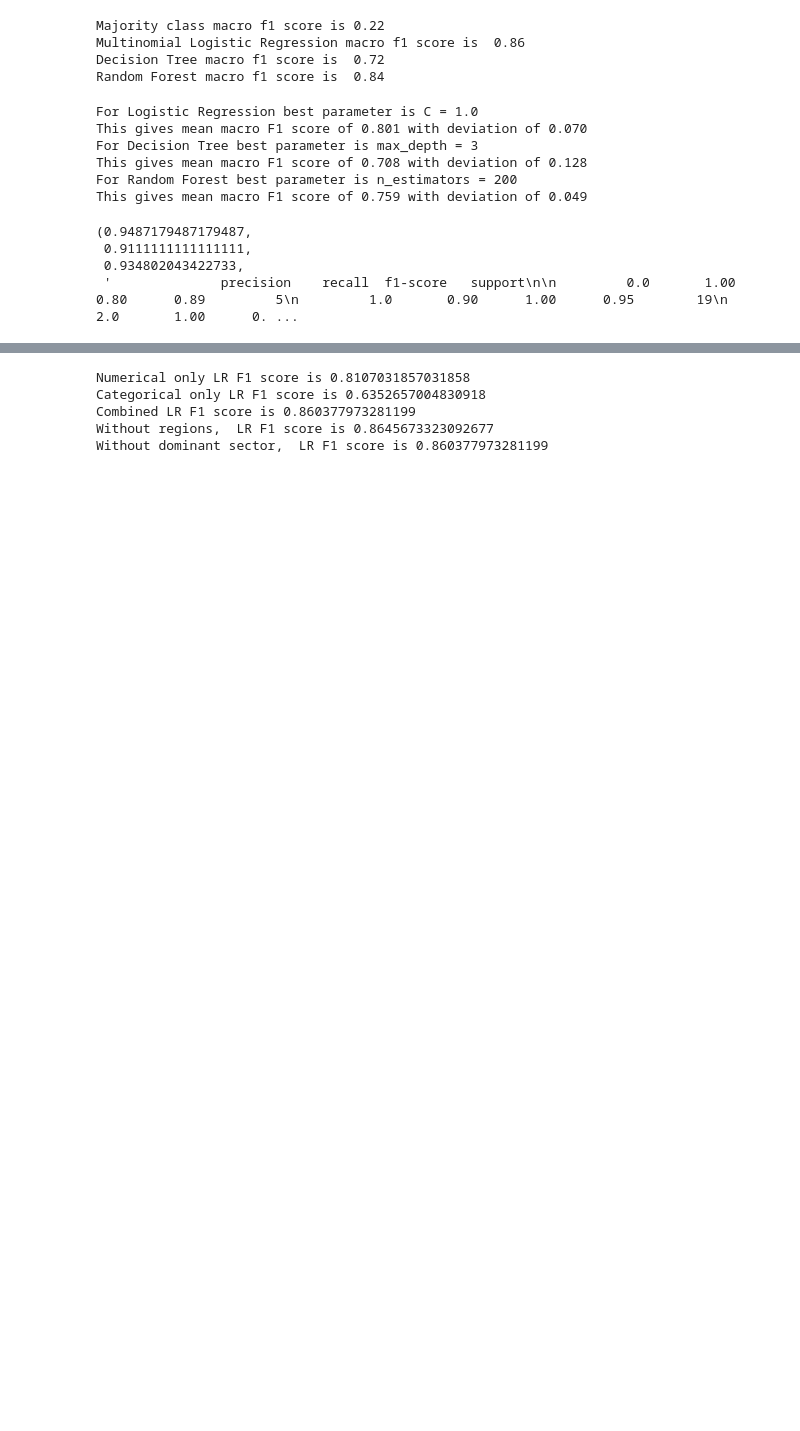
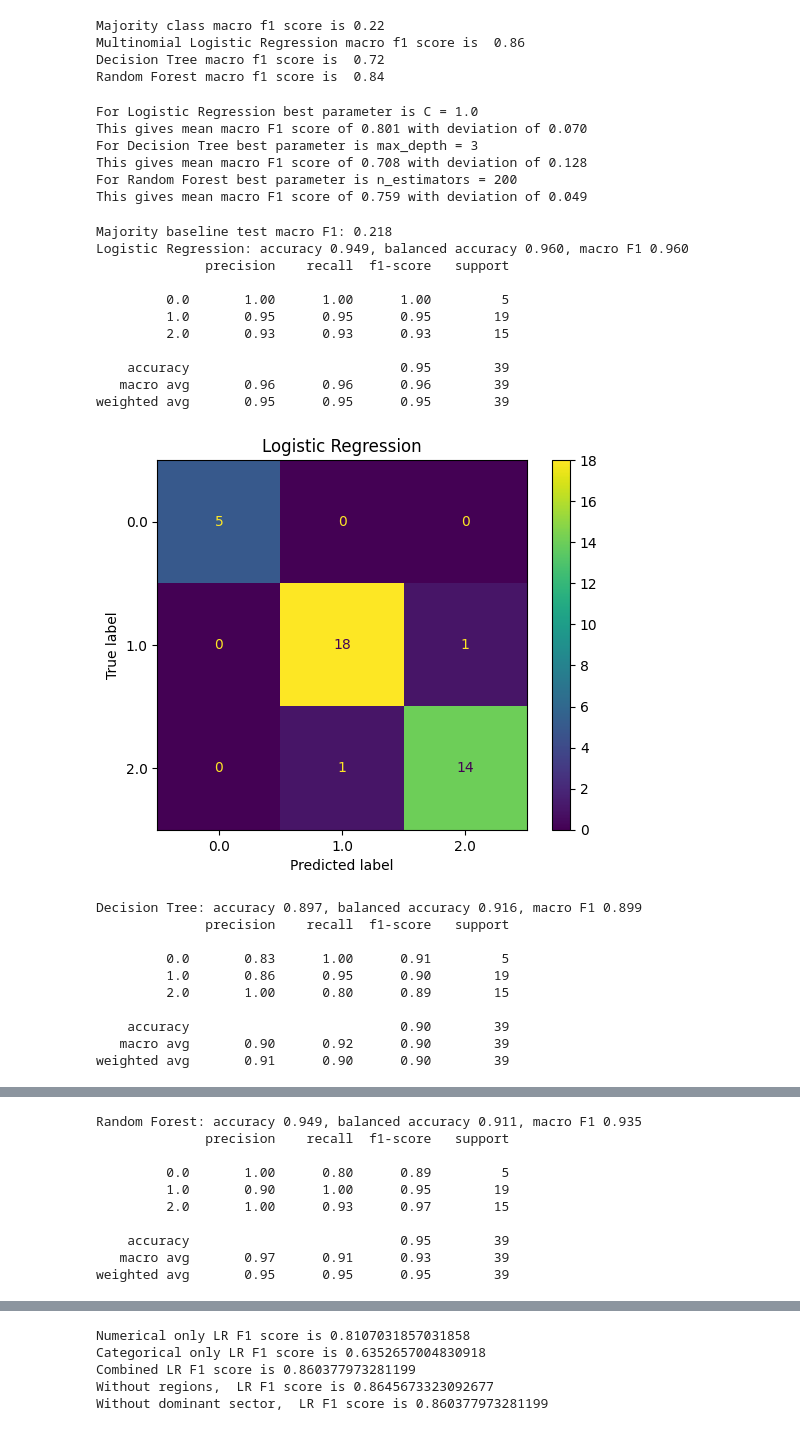
Before and after one commit to Soemon007/DS203_GroupProject, a Jupyter notebook: code/Training&Evaluation.ipynb, the cells around one changed output, grey strips where cells are left out. Drawn from its saved outputs; the diff is of its cells as text; code cells hidden in the pictures; blank space fills up the shorter version.

```diff
--- a/code/Training&Evaluation.ipynb
+++ b/code/Training&Evaluation.ipynb
@@ -92,24 +96,57 @@ This gives mean macro F1 score of 0.708 with deviation of 0.128
 For Random Forest best parameter is n_estimators = 200
 This gives mean macro F1 score of 0.759 with deviation of 0.049
 # %%
-def evaluate(model, x_te_clean, y_te):
-    model.fit(x_pca_tr,y_tr)
+def evaluate(model, name, x_te_clean = x_te_clean, y_te = y_te):
+
+    model.fit(x_pca_tr, y_tr)
     y_pred = model.predict(pca.transform(x_te_clean))
 
     acc = accuracy_score(y_te, y_pred)
     bal_acc = balanced_accuracy_score(y_te, y_pred)
-    F1 = f1_score(y_te, y_pred, average="macro")
-    per_class_prec = classification_report(y_te, y_pred)
+    F1 = f1_score(y_te, y_pred, average = "macro")
+    per_class_prec = classification_report(y_te, y_pred, zero_division=0)
 
-    return acc, bal_acc, F1, per_class_prec
-LR_model = LogisticRegression( random_state=10,C=1)
-Tree_model=DecisionTreeClassifier(random_state=10, max_depth=3)
-RFC_model = RandomForestClassifier(random_state=10,n_estimators=200)
-evaluate(LR_model, x_te_clean, y_te)
-evaluate(Tree_model, x_te_clean, y_te)
-evaluate(RFC_model, x_te_clean, y_te)
+    print(f"{name}: accuracy {acc:.3f}, balanced accuracy {bal_acc:.3f}, macro F1 {F1:.3f}")
+    print(per_class_prec)
+
+    ConfusionMatrixDisplay.from_predictions(y_te, y_pred)
+    plt.title(name)
+    if name == "Logistic Regression":
+        plt.savefig("../deliverables/report/figures/confusion_matrix.png", dpi=200)
+    plt.show()
+
+    return y_pred
+
+# Final models based on hyperparam tuning
+final_models = {
+    "Logistic Regression": LogisticRegression(random_state=10, C=1),
+    "Decision Tree": DecisionTreeClassifier(random_state=10, max_depth=3),
+    "Random Forest": RandomForestClassifier(random_state=10, n_estimators=200),
+}
+
+print(f"Majority baseline test macro F1: {f1_score(y_te, majority(y_tr, x_te_clean), average = "macro"):.3f}")
+test_preds = {name: evaluate(model, name) for name, model in final_models.items()}
+lr_pred = test_preds["Logistic Regression"]
 # %% [output]
-(0.9487179487179487,
- 0.9111111111111111,
- 0.934802043422733,
- '              precision    recall  f1-score   support\n\n         0.0       1.00      0.80      0.89         5\n         1.0       0.90      1.00      0.95        19\n         2.0       1.00      0. ...
+Majority baseline test macro F1: 0.218
+Logistic Regression: accuracy 0.949, balanced accuracy 0.960, macro F1 0.960
+              precision    recall  f1-score   support
+
+         0.0       1.00      1.00      1.00         5
+         1.0       0.95      0.95      0.95        19
+         2.0       0.93      0.93      0.93        15
+
+    accuracy                           0.95        39
+   macro avg       0.96      0.96      0.96        39
+weighted avg       0.95      0.95      0.95        39
+[figure, added]
+Decision Tree: accuracy 0.897, balanced accuracy 0.916, macro F1 0.899
+              precision    recall  f1-score   support
+
+         0.0       0.83      1.00      0.91         5
+         1.0       0.86      0.95      0.90        19
+         2.0       1.00      0.80      0.89        15
+
+    accuracy                           0.90        39
+   macro avg       0.90      0.92      0.90        39
+weighted avg       0.91      0.90      0.90        39
@@ -115,0 +154,10 @@ evaluate(RFC_model, x_te_clean, y_te)
+Random Forest: accuracy 0.949, balanced accuracy 0.911, macro F1 0.935
+              precision    recall  f1-score   support
+
+         0.0       1.00      0.80      0.89         5
+         1.0       0.90      1.00      0.95        19
+         2.0       1.00      0.93      0.97        15
+
+    accuracy                           0.95        39
+   macro avg       0.97      0.91      0.93        39
+weighted avg       0.95      0.95      0.95        39
```
Also changed, not shown: parts of 8 cells of this notebook.
